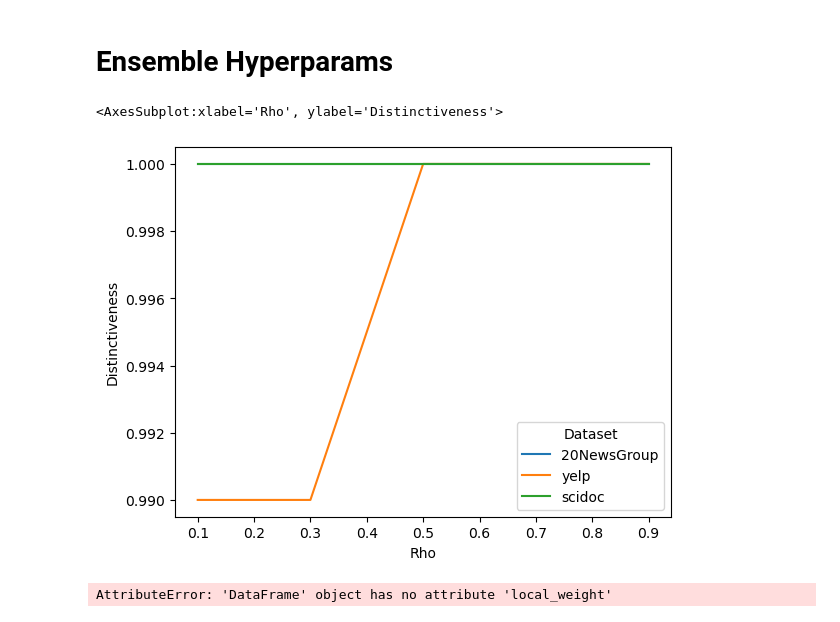
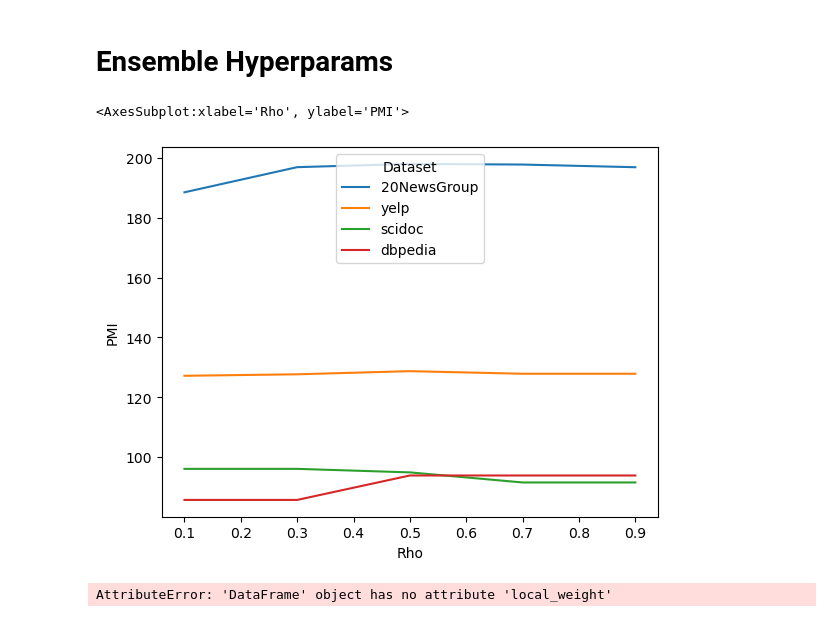
Before and after one commit to zhangchi0104/honours-sgtm, a Jupyter notebook: plots.ipynb, the cells around one changed output. Saved outputs shown, nothing was run; the diff lists cells and outputs as text; code cells hidden in the pictures.

Commit message:
UPdated results for demo

```diff
--- a/plots.ipynb
+++ b/plots.ipynb
@@ -21,37 +21,37 @@ PLOTS_OUTPUT_DIR.mkdir(parents=True, exist_ok=True)
 def parse_ensemble_results(*datasets):
     results = {
         "Dataset": [],
         "Local Weight": [],
         "Global Weight": [],
         "Rho": [],
         "PMI": [],
         "NPMI": [],
         "Distinctiveness": [],
     }
     for dataset in datasets:
         results_dir = Path('./results') / dataset / 'evaluations' / RUN_DIR
         files = list(results_dir.glob('local-*.json'))
         for i, filename in enumerate(files):
             matches = re.search(FN_MATCHER, str(filename))
             f = open(filename, 'r')
             data = json.load(f)
             f.close()
             results['Global Weight'].append(float(matches.group('global')))
             results['Local Weight'].append(float(matches.group('local')))
             results['Rho'].append(float(matches.group('rho')))
             results['PMI'].append(float(data['scores']['pmi']))
             results['NPMI'].append(float(data['scores']['npmi']))
             results['Distinctiveness'].append(float(data['scores']['distinctiveness']))
             results['Dataset'].append(dataset)
     df = pd.DataFrame(
         results,
     )
     return df
-df = parse_ensemble_results('20NewsGroup', 'yelp', 'scidoc')
-sns.lineplot(df[(df['Local Weight'] == 0.5 ) & (df['Global Weight'] == 0.5)], x='Rho', y='Distinctiveness', hue='Dataset')
+df = parse_ensemble_results('20NewsGroup', 'yelp', 'scidoc', 'dbpedia')
+sns.lineplot(df[(df['Local Weight'] == 0.5 ) & (df['Global Weight'] == 0.5)], x='Rho', y='PMI', hue='Dataset')
 # %% [output]
-<AxesSubplot:xlabel='Rho', ylabel='Distinctiveness'>
+<AxesSubplot:xlabel='Rho', ylabel='PMI'>
-[figure, old version]
+[figure, new version]
 # %%
 df[(df.local_weight == 0.5 )& (df.global_weight == 0.5)]
 # %% [output]
```
Also changed, not shown: parts of 2 cells of this notebook, 7 other files.
